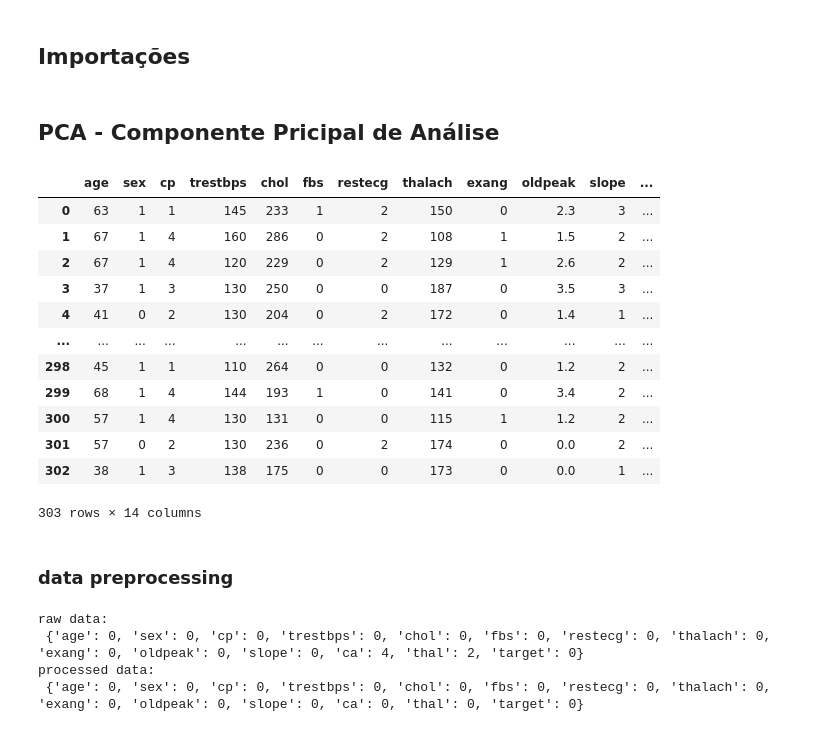
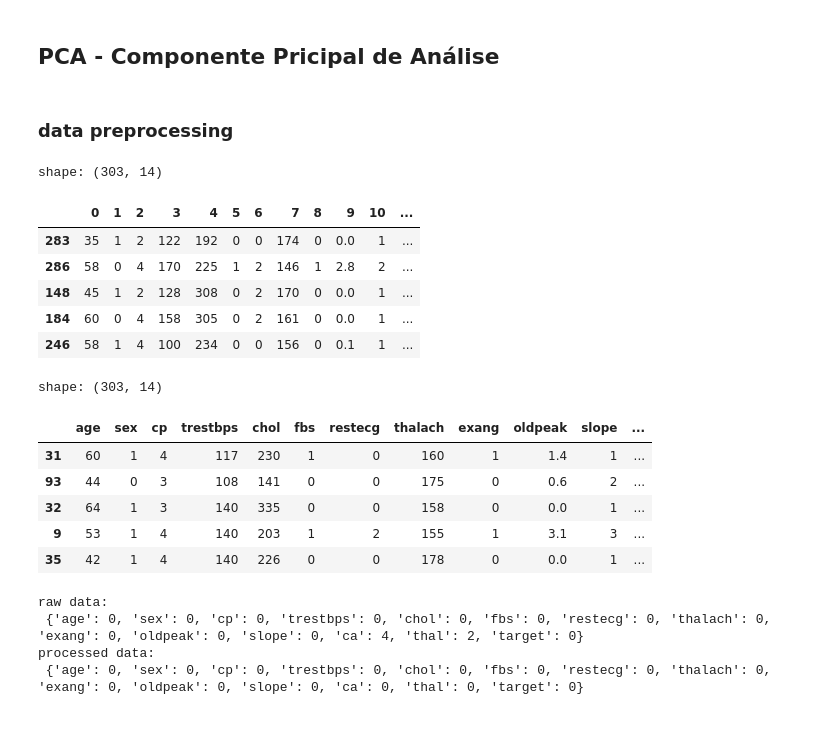
Before and after one commit to wellingtomnnb/PROPECAUT, a Jupyter notebook: lista01/PCA.ipynb, the cells around one changed output. Cells and saved outputs as stored; diff of their text form; code cells hidden in the pictures.

```diff
--- a/lista01/PCA.ipynb
+++ b/lista01/PCA.ipynb
@@ -1,2 +0,0 @@
-# %% [markdown]
-## Importações
@@ -6,29 +1,34 @@ import matplotlib.pyplot as plt
 # %% [markdown]
 ## PCA - Componente Pricipal de Análise
-# %%
-df = pd.read_csv('data/cleveland.csv', header = None)
-
-df.columns = ['age', 'sex', 'cp', 'trestbps', 'chol',
-  'fbs', 'restecg', 'thalach', 'exang',
-  'oldpeak', 'slope', 'ca', 'thal', 'target']
-df
-# %% [output]
-|  | age | sex | cp | trestbps | chol | fbs | restecg | thalach | exang | oldpeak | slope | ... |
-| 0 | 63 | 1 | 1 | 145 | 233 | 1 | 2 | 150 | 0 | 2.3 | 3 | ... |
-| 1 | 67 | 1 | 4 | 160 | 286 | 0 | 2 | 108 | 1 | 1.5 | 2 | ... |
-| 2 | 67 | 1 | 4 | 120 | 229 | 0 | 2 | 129 | 1 | 2.6 | 2 | ... |
-| 3 | 37 | 1 | 3 | 130 | 250 | 0 | 0 | 187 | 0 | 3.5 | 3 | ... |
-| 4 | 41 | 0 | 2 | 130 | 204 | 0 | 2 | 172 | 0 | 1.4 | 1 | ... |
-| ... | ... | ... | ... | ... | ... | ... | ... | ... | ... | ... | ... | ... |
-| 298 | 45 | 1 | 1 | 110 | 264 | 0 | 0 | 132 | 0 | 1.2 | 2 | ... |
-| 299 | 68 | 1 | 4 | 144 | 193 | 1 | 0 | 141 | 0 | 3.4 | 2 | ... |
-| 300 | 57 | 1 | 4 | 130 | 131 | 0 | 0 | 115 | 1 | 1.2 | 2 | ... |
-| 301 | 57 | 0 | 2 | 130 | 236 | 0 | 2 | 174 | 0 | 0.0 | 2 | ... |
-| 302 | 38 | 1 | 3 | 138 | 175 | 0 | 0 | 173 | 0 | 0.0 | 1 | ... |
-303 rows × 14 columns
 # %% [markdown]
 ### data preprocessing
+# %%
+# Passo 1: carregar os dados
+import pandas as pd
+
+df = pd.read_csv('data/cleveland.csv', header = None)
+print("shape:", df.shape)
+display(df.sample(5))
+# %% [output]
+shape: (303, 14)
+|  | 0 | 1 | 2 | 3 | 4 | 5 | 6 | 7 | 8 | 9 | 10 | ... |
+| 283 | 35 | 1 | 2 | 122 | 192 | 0 | 0 | 174 | 0 | 0.0 | 1 | ... |
+| 286 | 58 | 0 | 4 | 170 | 225 | 1 | 2 | 146 | 1 | 2.8 | 2 | ... |
+| 148 | 45 | 1 | 2 | 128 | 308 | 0 | 2 | 170 | 0 | 0.0 | 1 | ... |
+| 184 | 60 | 0 | 4 | 158 | 305 | 0 | 2 | 161 | 0 | 0.0 | 1 | ... |
+| 246 | 58 | 1 | 4 | 100 | 234 | 0 | 0 | 156 | 0 | 0.1 | 1 | ... |
 # %%
+# Passo 2: balanceamento das classes
+import pandas as pd
+
+df = pd.read_csv('data/cleveland.csv', header = None)
+
+df.columns = ['age', 'sex', 'cp', 'trestbps', 'chol',
+  'fbs', 'restecg', 'thalach', 'exang',
+  'oldpeak', 'slope', 'ca', 'thal', 'target']
+print("shape:", df.shape)
+display(df.sample(5))
+
 # Mapeia as classes transformando o problema em binário
 df['target'] = df.target.map({0: 0, 1: 1, 2: 1, 3: 1, 4: 1})
 
@@ -41,10 +41,17 @@ df.fillna(df.mean(), inplace=True)
 ### Verifica se todos valores nulos foram substituidos
 print("processed data:\n", df.isnull().sum().to_dict())
 # %% [output]
-raw data:
- {'age': 0, 'sex': 0, 'cp': 0, 'trestbps': 0, 'chol': 0, 'fbs': 0, 'restecg': 0, 'thalach': 0, 'exang': 0, 'oldpeak': 0, 'slope': 0, 'ca': 4, 'thal': 2, 'target': 0}
-processed data:
- {'age': 0, 'sex': 0, 'cp': 0, 'trestbps': 0, 'chol': 0, 'fbs': 0, 'restecg': 0, 'thalach': 0, 'exang': 0, 'oldpeak': 0, 'slope': 0, 'ca': 0, 'thal': 0, 'target': 0}
+shape: (303, 14)
+|  | age | sex | cp | trestbps | chol | fbs | restecg | thalach | exang | oldpeak | slope | ... |
+| 31 | 60 | 1 | 4 | 117 | 230 | 1 | 0 | 160 | 1 | 1.4 | 1 | ... |
+| 93 | 44 | 0 | 3 | 108 | 141 | 0 | 0 | 175 | 0 | 0.6 | 2 | ... |
+| 32 | 64 | 1 | 3 | 140 | 335 | 0 | 0 | 158 | 0 | 0.0 | 1 | ... |
+| 9 | 53 | 1 | 4 | 140 | 203 | 1 | 2 | 155 | 1 | 3.1 | 3 | ... |
+| 35 | 42 | 1 | 4 | 140 | 226 | 0 | 0 | 178 | 0 | 0.0 | 1 | ... |
+raw data:
+ {'age': 0, 'sex': 0, 'cp': 0, 'trestbps': 0, 'chol': 0, 'fbs': 0, 'restecg': 0, 'thalach': 0, 'exang': 0, 'oldpeak': 0, 'slope': 0, 'ca': 4, 'thal': 2, 'target': 0}
+processed data:
+ {'age': 0, 'sex': 0, 'cp': 0, 'trestbps': 0, 'chol': 0, 'fbs': 0, 'restecg': 0, 'thalach': 0, 'exang': 0, 'oldpeak': 0, 'slope': 0, 'ca': 0, 'thal': 0, 'target': 0}
 # %%
 ## Separa os dados em treinamento e teste
 from sklearn.model_selection import train_test_split
```
Also changed, not shown: parts of 4 cells of this notebook, 2 other files.
